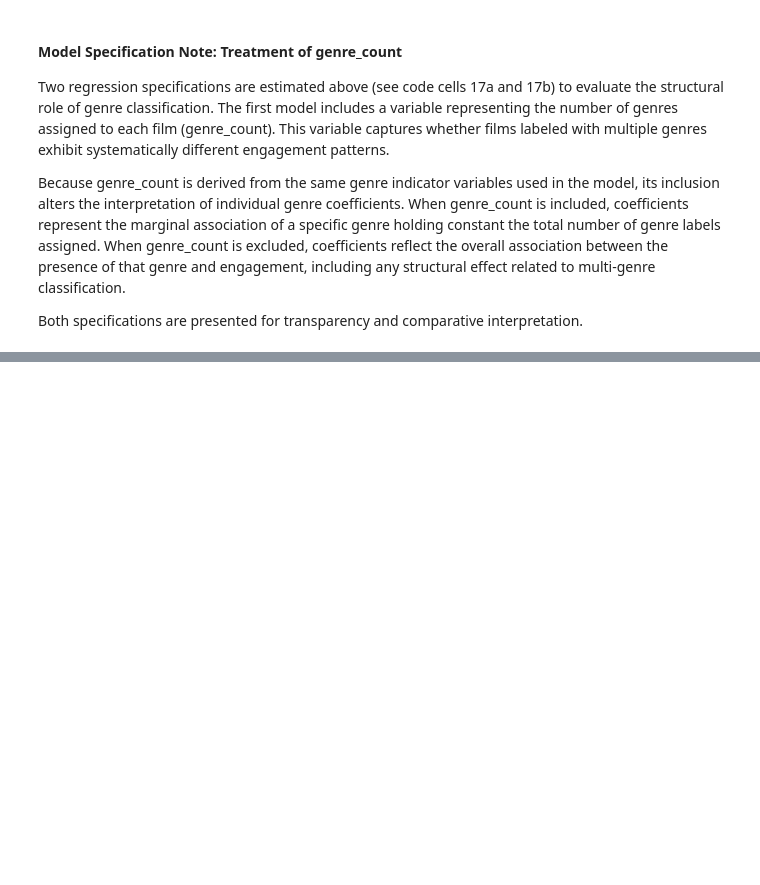
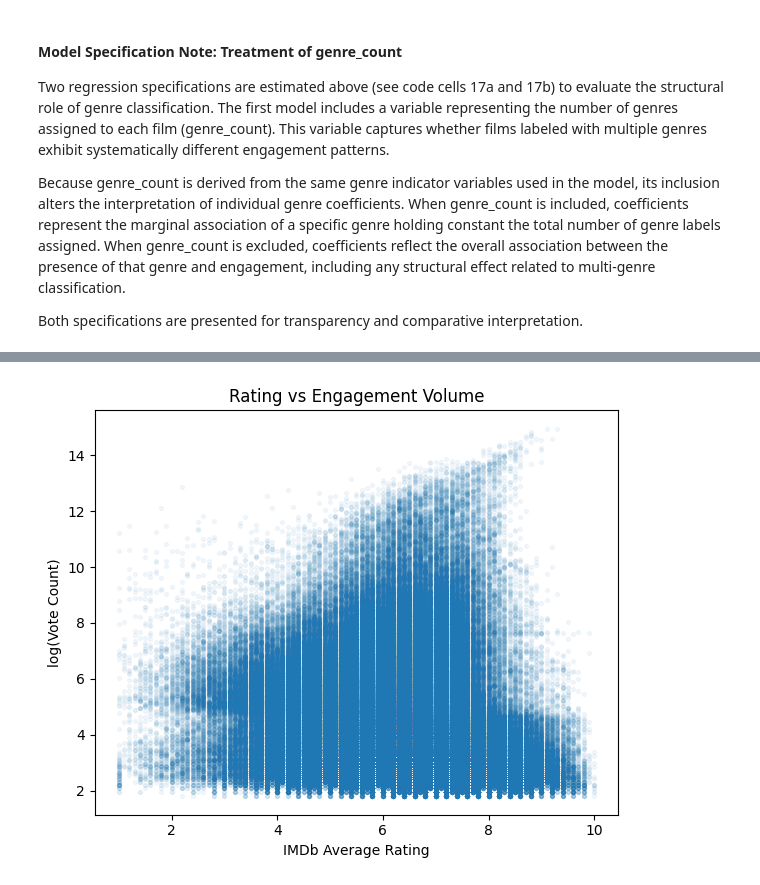
Before and after one commit to janmcconnellCityU/DS687_CAPSTONE, a Jupyter notebook: scripts/06_data_analysis.ipynb, the cells around one changed output, grey strips where cells are left out. Cells and saved outputs as stored; diff of their text form; code cells hidden in the pictures; blank space fills up the shorter version.

```diff
--- a/scripts/06_data_analysis.ipynb
+++ b/scripts/06_data_analysis.ipynb
@@ -774,0 +1191,62 @@ y_clean: (318870,)
+# %%
+########## 21
+# Relationship Between IMDb Average Rating and Engagement Volume
+#
+# Purpose:
+# Visualize how IMDb average rating relates to engagement volume,
+# measured as log-transformed vote counts.
+#
+# Why this matters:
+# - averageRating and numVotes represent different aspects of audience response:
+#   * averageRating: evaluative signal among voters (bounded 1 to 10)
+#   * numVotes: participation volume (highly right-skewed)
+# - A scatter plot helps show whether higher ratings reliably correspond
+#   to higher engagement, and how much dispersion exists at each rating level.
+#
+# Inputs:
+# - df_personnel["averageRating"]
+# - df_personnel["log_votes"]  (created or confirmed in Cell 20)
+#
+# Output:
+# - Scatter plot: averageRating vs log_votes
+##########
+
+import matplotlib.pyplot as plt
+
+##########
+# Step 1: Defensive checks
+#
+# Ensure required columns exist. These checks prevent silent failures if
+# the notebook is run out of order.
+##########
+
+required_cols = ["averageRating", "log_votes"]
+missing = [c for c in required_cols if c not in df_personnel.columns]
+if missing:
+    raise KeyError(f"Missing required column(s) in df_personnel: {missing}")
+
+##########
+# Step 2: Scatter plot (paper-ready)
+#
+# Notes:
+# - alpha is set low to reduce overplotting because the dataset is large.
+# - marker size is kept small for readability in dense regions.
+##########
+
+plt.figure(figsize=(6, 5))
+
+plt.scatter(
+    df_personnel["averageRating"],
+    df_personnel["log_votes"],
+    alpha=0.05,
+    s=8
+)
+
+plt.xlabel("IMDb Average Rating")
+plt.ylabel("log(Vote Count)")
+plt.title("Rating vs Engagement Volume")
+
+plt.tight_layout()
+plt.show()
+# %% [output]
+[figure, added]
```
Also changed, not shown: parts of 17 cells of this notebook.
